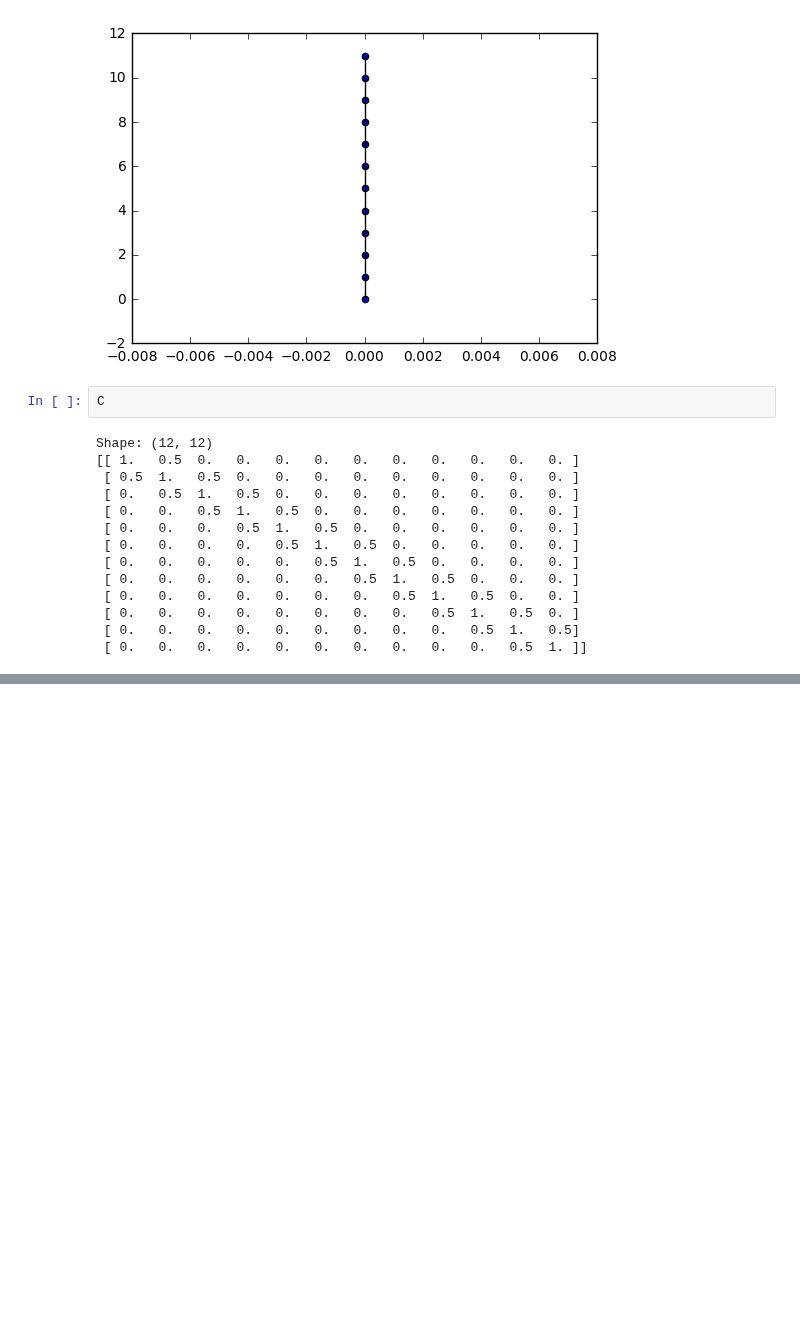
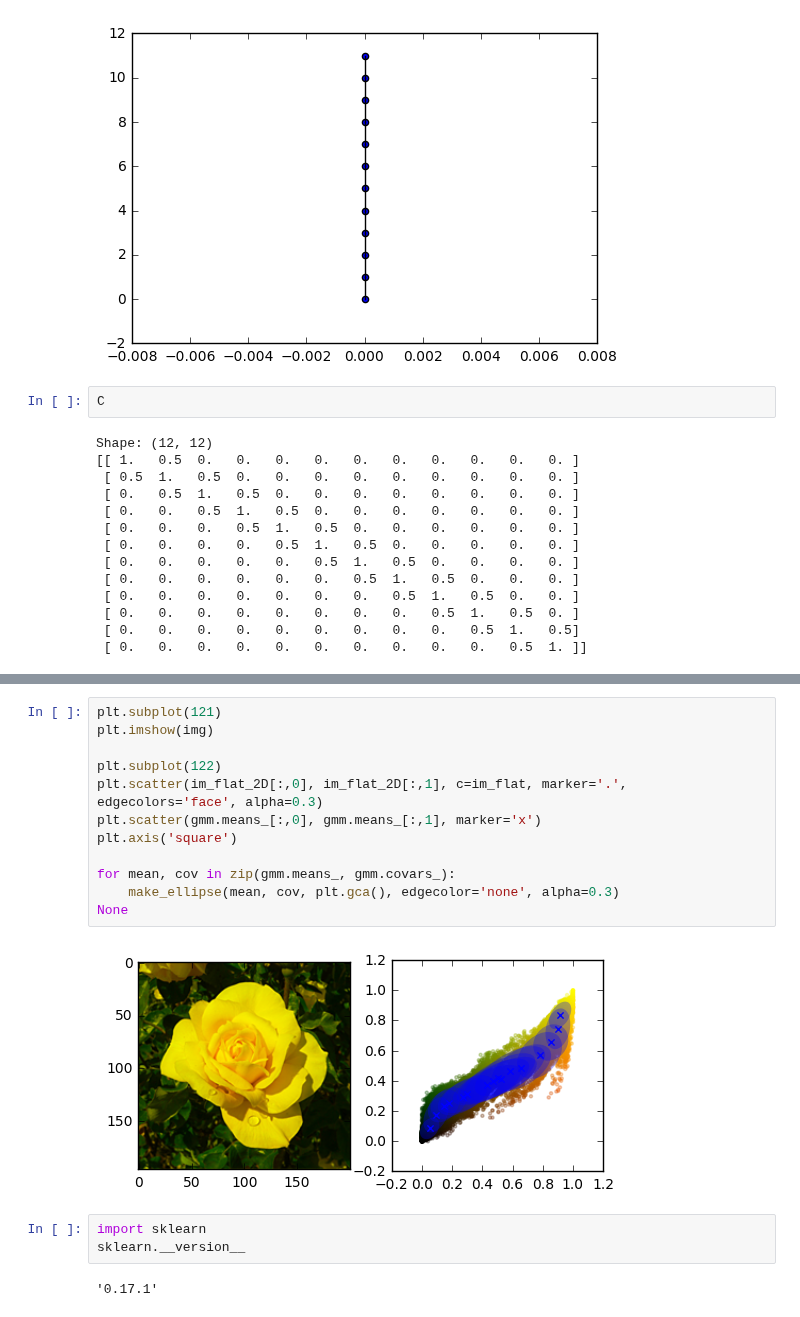
Before and after one commit to janchorowski/nn_assignments, a Jupyter notebook: lecture_notebooks/12-kMeans-SOM.ipynb, the cells around one changed output, grey strips where cells are left out. Drawn from its saved outputs; the diff is of its cells as text; blank space fills up the shorter version.

```diff
--- a/lecture_notebooks/12-kMeans-SOM.ipynb
+++ b/lecture_notebooks/12-kMeans-SOM.ipynb
@@ -241,0 +372,19 @@ plt.axis('square')
+# %%
+plt.subplot(121)
+plt.imshow(img)
+
+plt.subplot(122)
+plt.scatter(im_flat_2D[:,0], im_flat_2D[:,1], c=im_flat, marker='.', edgecolors='face', alpha=0.3)
+plt.scatter(gmm.means_[:,0], gmm.means_[:,1], marker='x')
+plt.axis('square')
+
+for mean, cov in zip(gmm.means_, gmm.covars_):
+    make_ellipse(mean, cov, plt.gca(), edgecolor='none', alpha=0.3)
+None
+# %% [output]
+[figure, added]
+# %%
+import sklearn
+sklearn.__version__
+# %% [output]
+'0.17.1'
```
Also changed, not shown: parts of 12 cells of this notebook, 3 other files.
